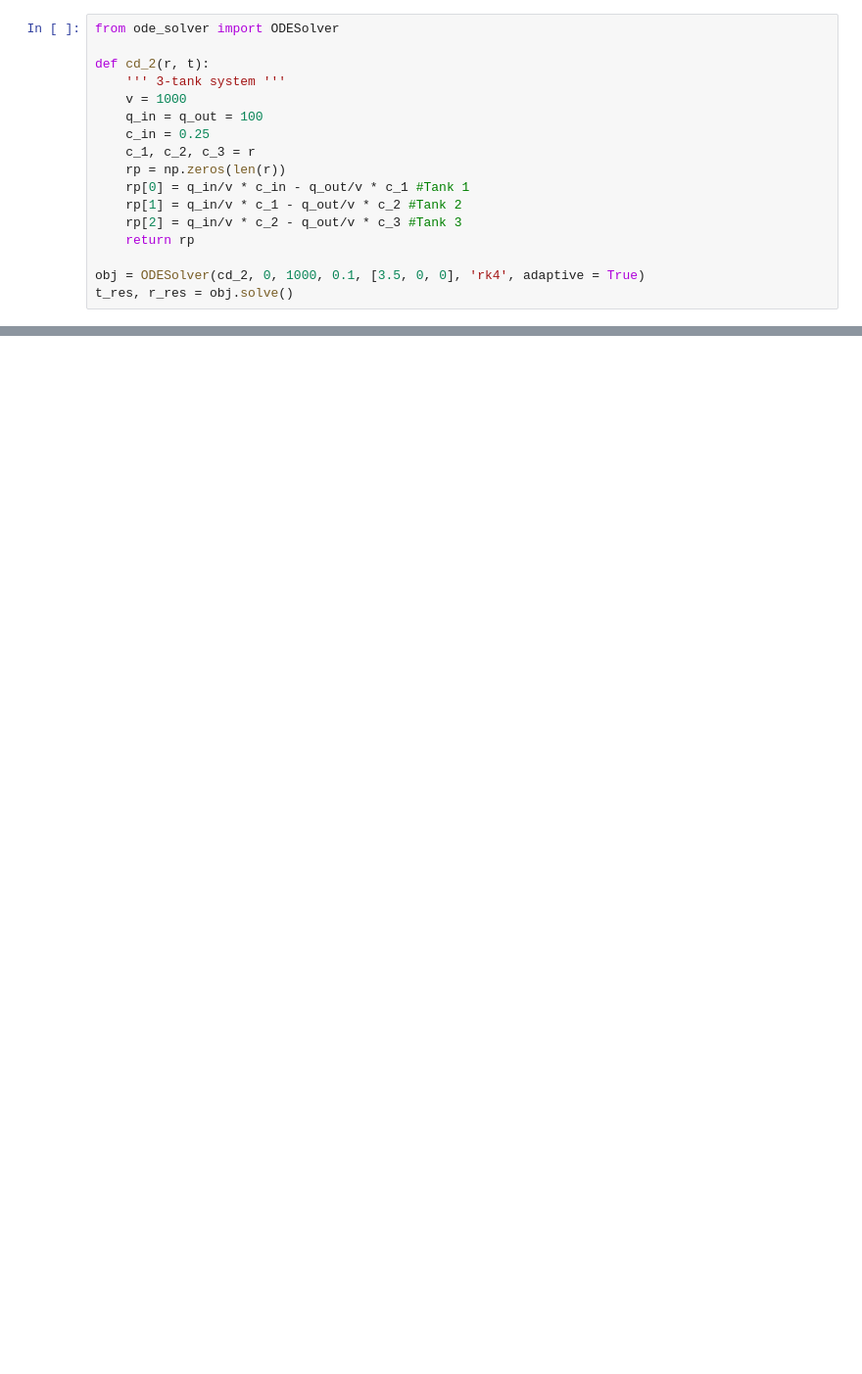
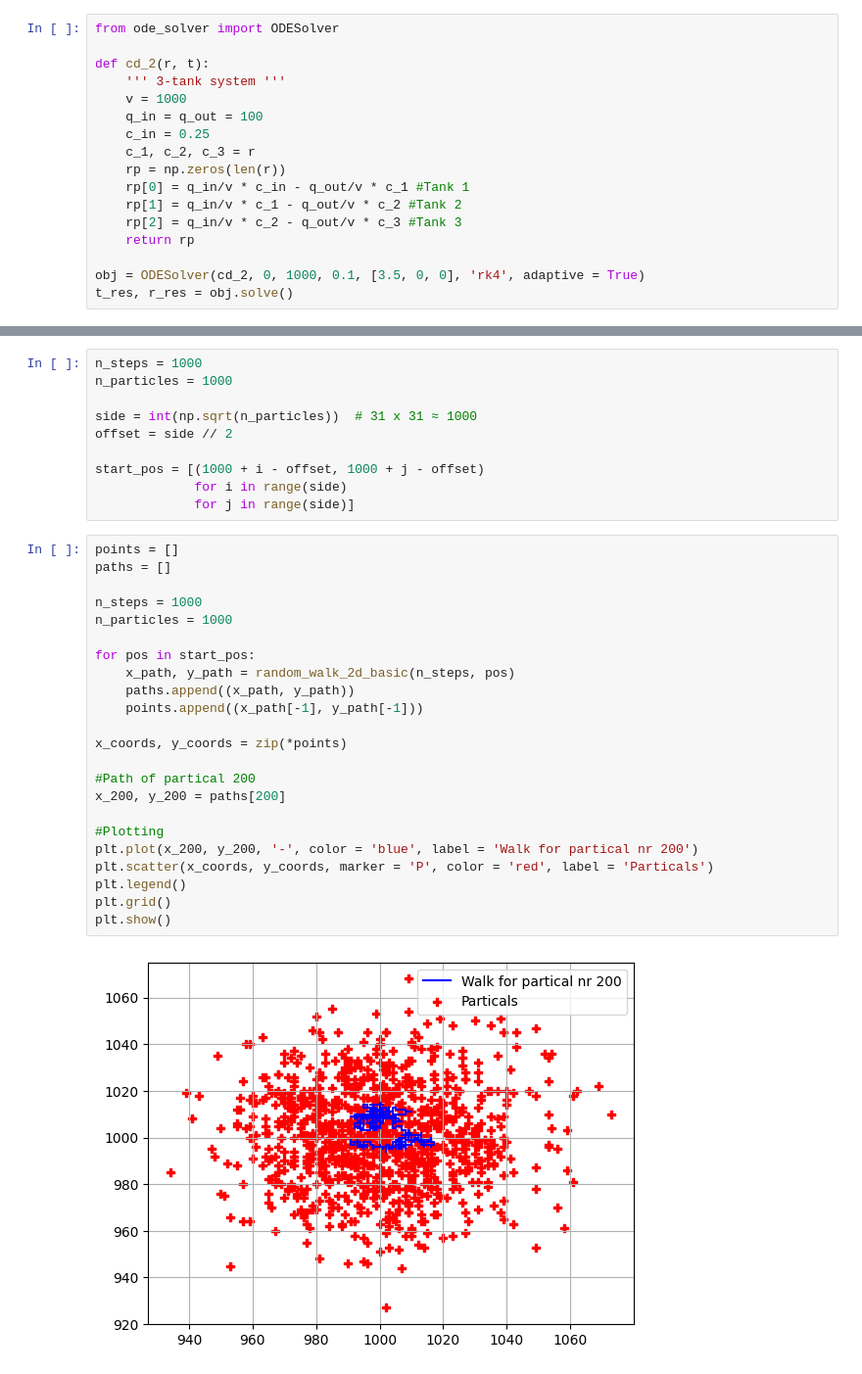
Before and after one commit to simengaasland/MOD510-Projects, a Jupyter notebook: Project 4/Project4_Report.ipynb, the cells around one changed output, grey strips where cells are left out. Shown: that part at 98% size. Saved outputs shown, nothing was run; the diff lists cells and outputs as text; blank space fills up the shorter version.

```diff
--- a/Project 4/Project4_Report.ipynb
+++ b/Project 4/Project4_Report.ipynb
@@ -429,0 +479,35 @@ plt.show()
+# %%
+n_steps = 1000
+n_particles = 1000
+
+side = int(np.sqrt(n_particles))  # 31 x 31 ≈ 1000
+offset = side // 2
+
+start_pos = [(1000 + i - offset, 1000 + j - offset)
+             for i in range(side)
+             for j in range(side)]
+# %%
+points = []
+paths = []
+
+n_steps = 1000
+n_particles = 1000
+
+for pos in start_pos:
+    x_path, y_path = random_walk_2d_basic(n_steps, pos)
+    paths.append((x_path, y_path))
+    points.append((x_path[-1], y_path[-1]))
+
+x_coords, y_coords = zip(*points)
+
+#Path of partical 200
+x_200, y_200 = paths[200]
+
+#Plotting
+plt.plot(x_200, y_200, '-', color = 'blue', label = 'Walk for partical nr 200')
+plt.scatter(x_coords, y_coords, marker = 'P', color = 'red', label = 'Particals')
+plt.legend()
+plt.grid()
+plt.show()
+# %% [output]
+[figure, added]
```
Also changed, not shown: parts of 35 cells of this notebook.
